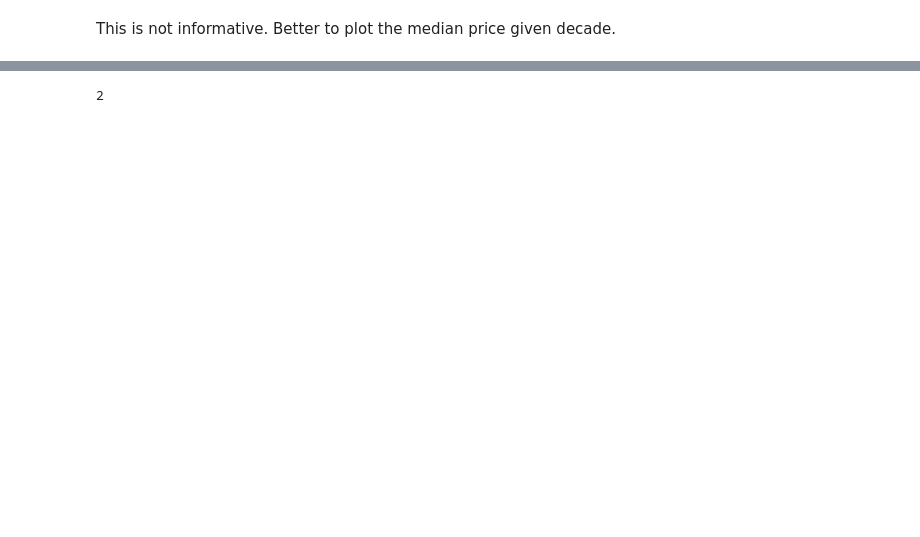
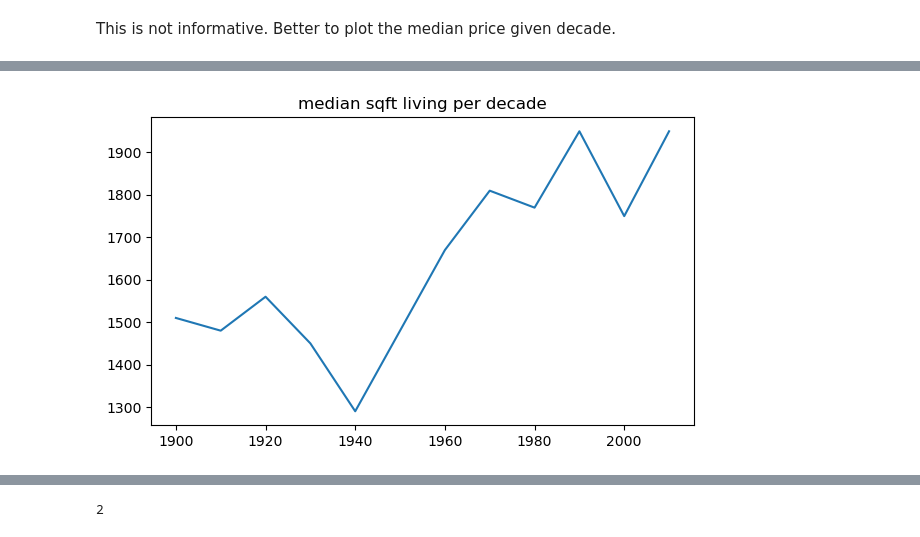
Before and after one commit to debjyotiarr/debjyotiarr, a Jupyter notebook: Housing_Prices_EDA.ipynb, the cells around one changed output, grey strips where cells are left out. Drawn from its saved outputs; the diff is of its cells as text; code cells hidden in the pictures; blank space fills up the shorter version.

```diff
--- a/Housing_Prices_EDA.ipynb
+++ b/Housing_Prices_EDA.ipynb
@@ -335 +352,8 @@ Text(0, 0.5, 'Prices ($)')
+# %%
+fig = plt.figure(figsize = (7,4))
+plt.plot(df[['decade_built','sqft_living']].groupby('decade_built').median())
+plt.title('median sqft living per decade')
+plt.show()
+# %% [output]
+[figure, added]
 # %%
```
Also changed, not shown: parts of 60 cells of this notebook.
